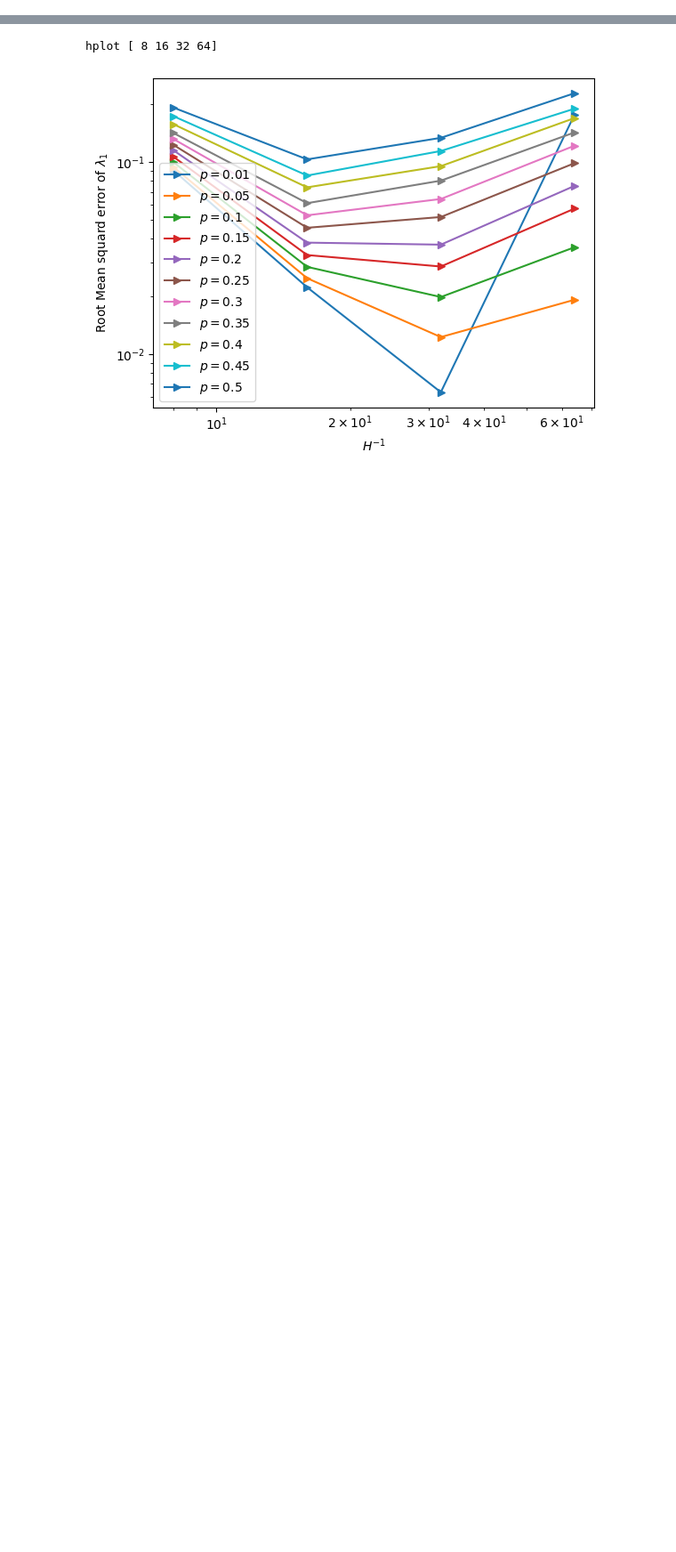
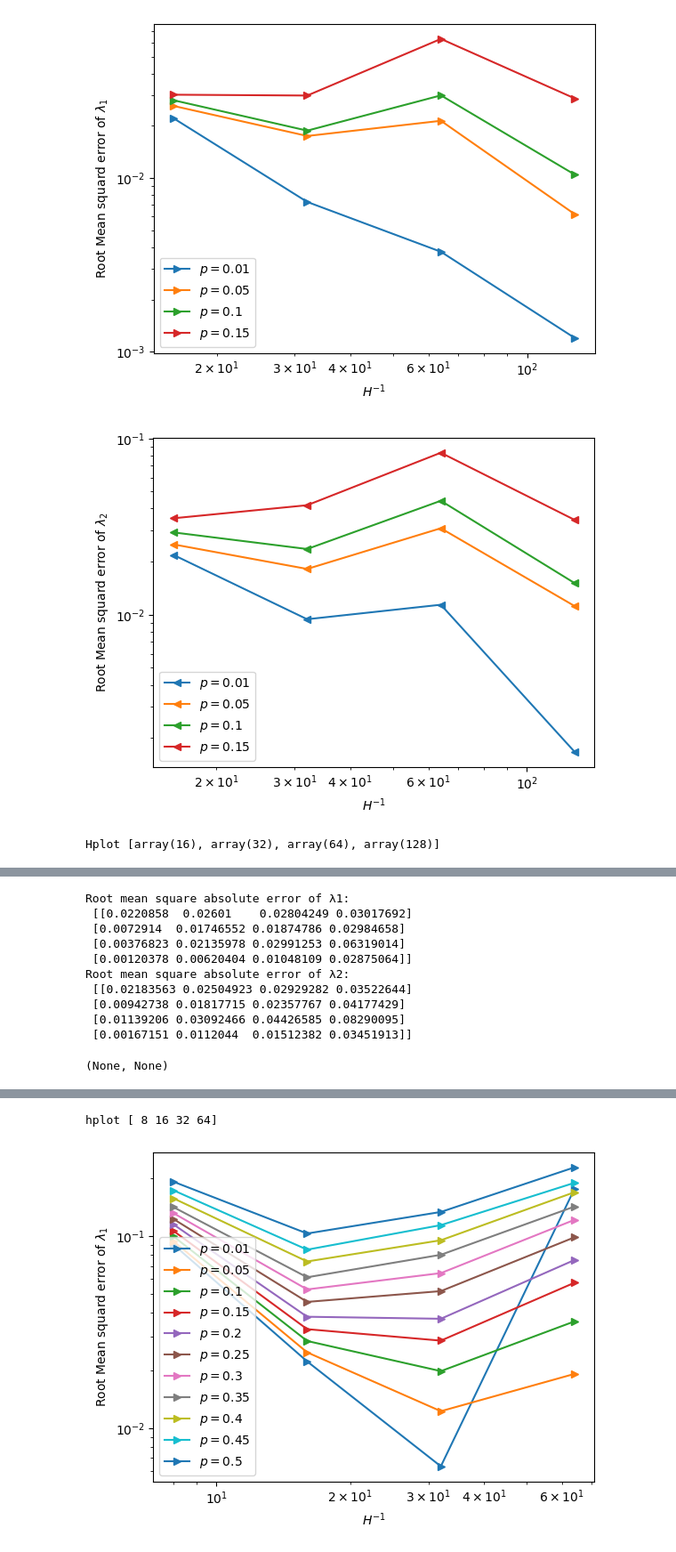
Before and after one commit to DKolombage/gridlod-random-perturbations, a Jupyter notebook: eigen_problem/exp1_1d_RandChecker.ipynb, the cells around one changed output, grey strips where cells are left out. Shown at 89% size. Cells and saved outputs as stored; diff of their text form; code cells hidden in the pictures; blank space fills up the shorter version.

```diff
--- a/eigen_problem/exp1_1d_RandChecker.ipynb
+++ b/eigen_problem/exp1_1d_RandChecker.ipynb
@@ -7,0 +101,19 @@ import numpy as np
+# %%
+alpha = 0.1
+beta = 1.
+NSamples =10
+pList = [0.01, 0.05, 0.1, 0.15]
+model ={'name': 'check', 'alpha': alpha, 'beta': beta}
+NCoarse = np.array([8])
+Nepsilon = np.array([256])
+NFine = np.array([256])    # Number of "epsilon-blocks" on τ_ε mesh in each direction (1-D array: [x_ε, y_ε, z_ε] if 3D etc.)     # Number of "coarse-blocks" on τ_H mesh in each direction (1-D array: [x_H, y_H, z_H]) # Number of layers in the patch
+Neigen = 3
+k =1
+np.random.seed(123)
+root = 'Data/LOD_1d_randcheck/'
+# %%
+convergence(Neigen, NCoarse, NFine, Nepsilon, k, NSamples, pList,alpha,beta, model, solver = "LOD", reference_solver="FEM", save_files = True, plot=True, root=root)
+# %% [output]
+[figure, added]
+[figure, added]
+Hplot [array(16), array(32), array(64), array(128)]
@@ -7,0 +121,11 @@ import numpy as np
+Root mean square absolute error of λ1:
+ [[0.0220858  0.02601    0.02804249 0.03017692]
+ [0.0072914  0.01746552 0.01874786 0.02984658]
+ [0.00376823 0.02135978 0.02991253 0.06319014]
+ [0.00120378 0.00620404 0.01048109 0.02875064]]
+Root mean square absolute error of λ2:
+ [[0.02183563 0.02504923 0.02929282 0.03522644]
+ [0.00942738 0.01817715 0.02357767 0.04177429]
+ [0.01139206 0.03092466 0.04426585 0.08290095]
+ [0.00167151 0.0112044  0.01512382 0.03451913]]
+(None, None)
```
Also changed, not shown: parts of 11 cells of this notebook.
